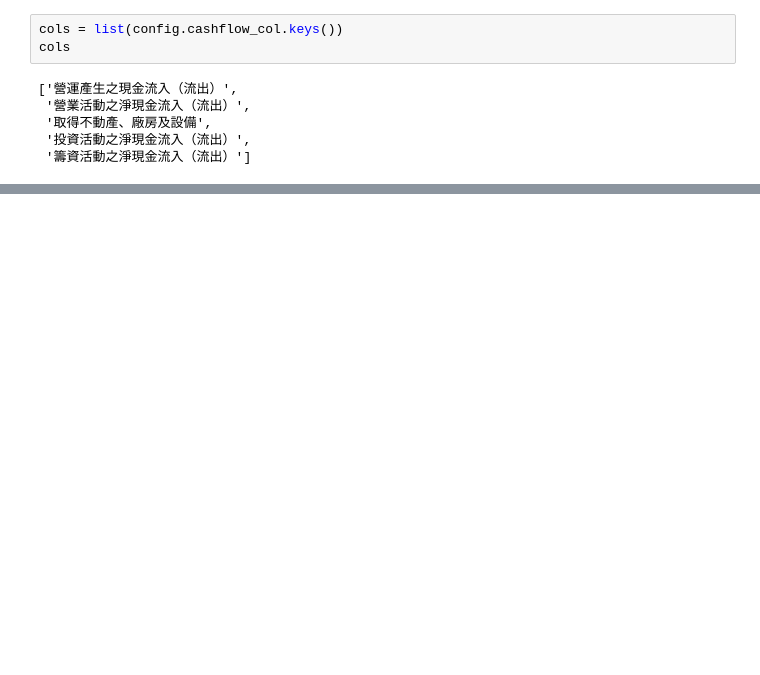
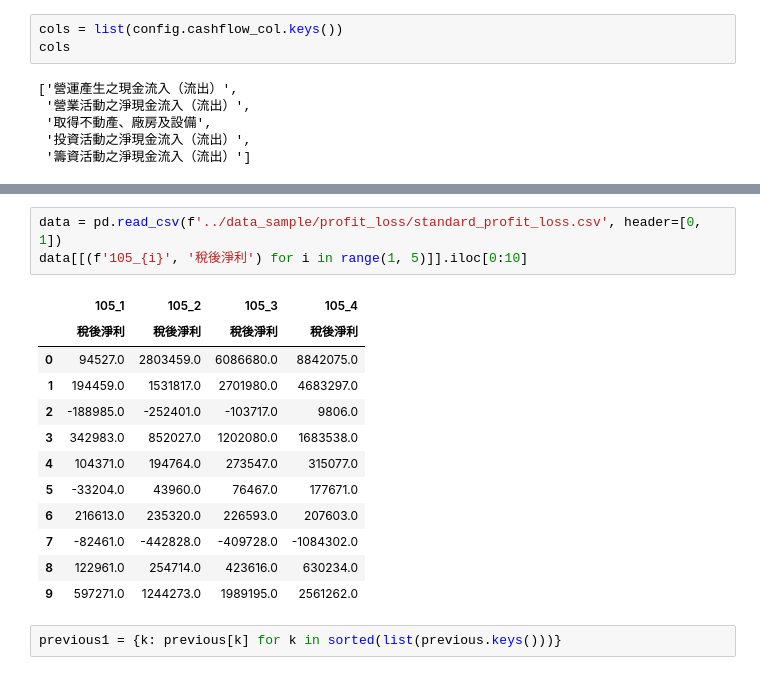
Before and after one commit to yuhsuanyang/stock_market_analysis, a Jupyter notebook: code/acknowledgement.ipynb, the cells around one changed output, grey strips where cells are left out. Cells and saved outputs as stored; diff of their text form; blank space fills up the shorter version.

```diff
--- a/code/acknowledgement.ipynb
+++ b/code/acknowledgement.ipynb
@@ -188,0 +213,18 @@ pd.read_csv('../data_sample/real_estate.csv')
+# %%
+data = pd.read_csv(f'../data_sample/profit_loss/standard_profit_loss.csv', header=[0, 1])
+data[[(f'105_{i}', '稅後淨利') for i in range(1, 5)]].iloc[0:10]
+# %% [output]
+|  | 105_1 | 105_2 | 105_3 | 105_4 |
+|  | 稅後淨利 | 稅後淨利 | 稅後淨利 | 稅後淨利 |
+| 0 | 94527.0 | 2803459.0 | 6086680.0 | 8842075.0 |
+| 1 | 194459.0 | 1531817.0 | 2701980.0 | 4683297.0 |
+| 2 | -188985.0 | -252401.0 | -103717.0 | 9806.0 |
+| 3 | 342983.0 | 852027.0 | 1202080.0 | 1683538.0 |
+| 4 | 104371.0 | 194764.0 | 273547.0 | 315077.0 |
+| 5 | -33204.0 | 43960.0 | 76467.0 | 177671.0 |
+| 6 | 216613.0 | 235320.0 | 226593.0 | 207603.0 |
+| 7 | -82461.0 | -442828.0 | -409728.0 | -1084302.0 |
+| 8 | 122961.0 | 254714.0 | 423616.0 | 630234.0 |
+| 9 | 597271.0 | 1244273.0 | 1989195.0 | 2561262.0 |
+# %%
+previous1 = {k: previous[k] for k in sorted(list(previous.keys()))}
```
Also changed, not shown: parts of 31 cells of this notebook, 1 other file.
